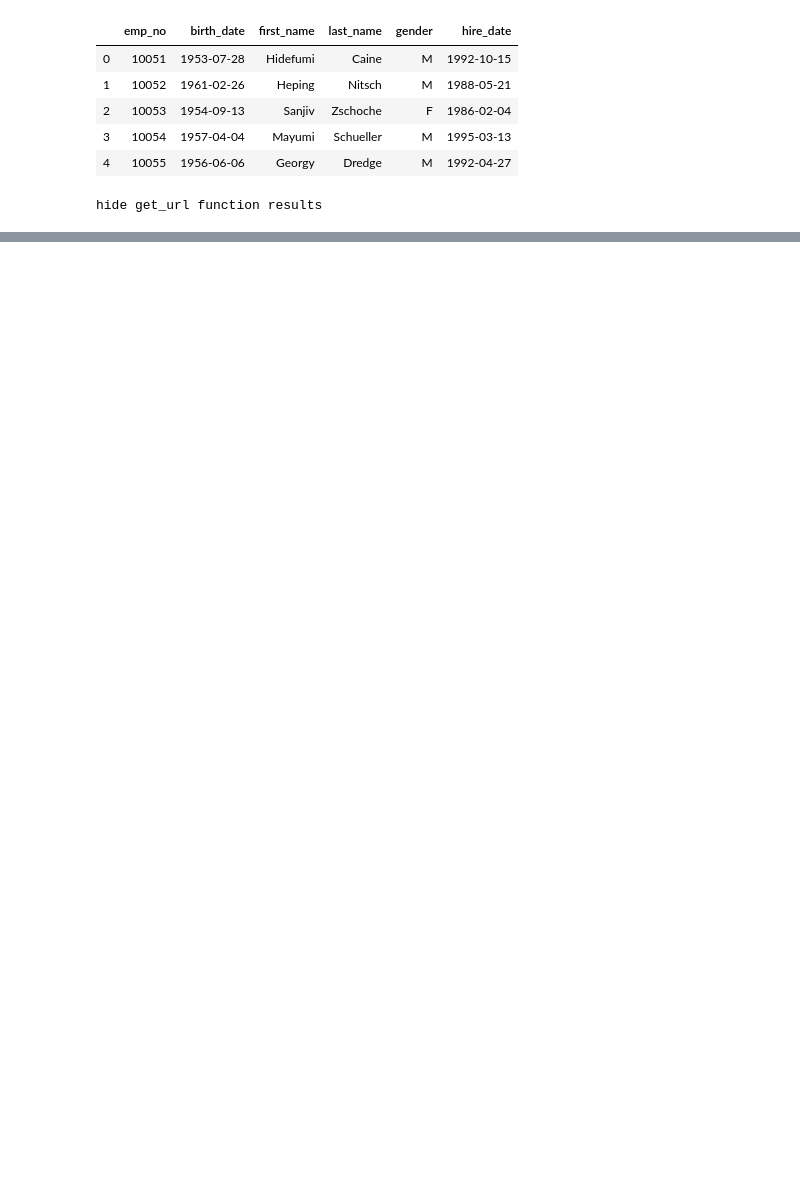
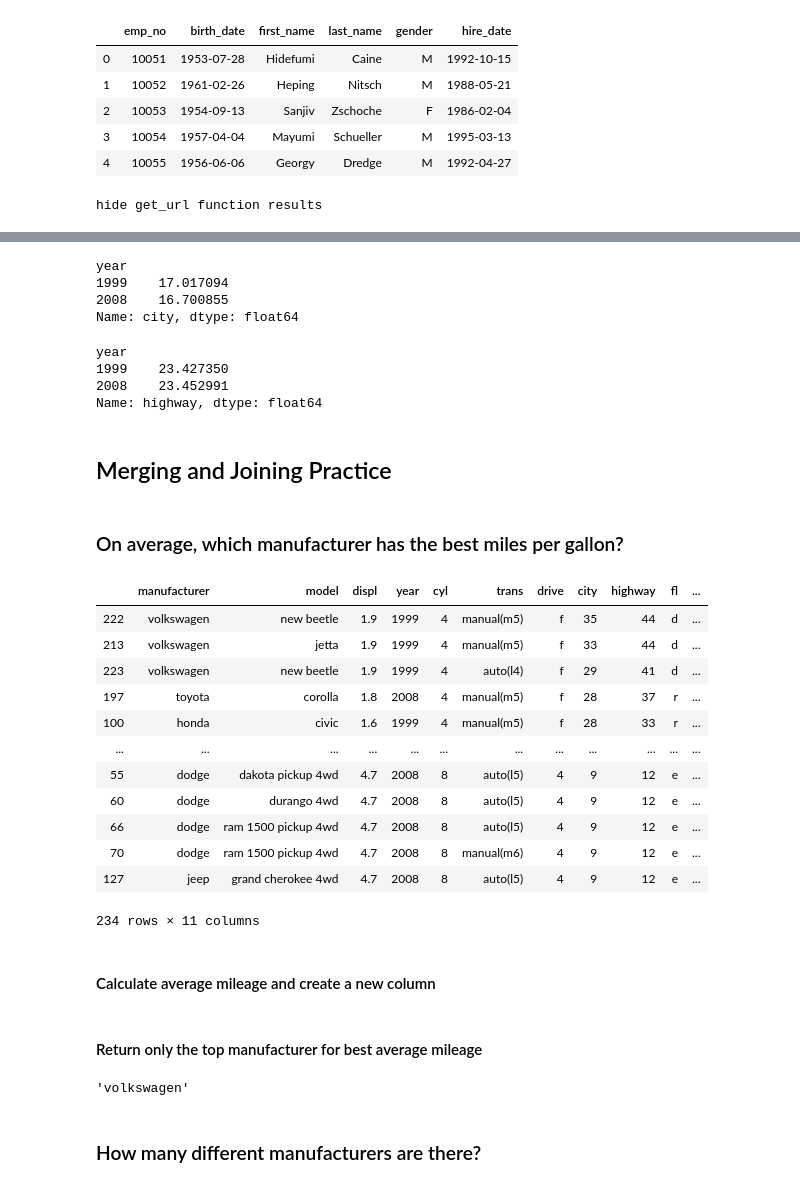
Before and after one commit to faithkane3/codeup_review, a Jupyter notebook: advanced_dataframes_practice.ipynb, the cells around one changed output, grey strips where cells are left out. Saved outputs shown, nothing was run; the diff lists cells and outputs as text; code cells hidden in the pictures; blank space fills up the shorter version.

Commit message:
Commit practice in Advanced dataframes

```diff
--- a/advanced_dataframes_practice.ipynb
+++ b/advanced_dataframes_practice.ipynb
@@ -50,0 +64,2 @@ pd.read_sql('SELECT * FROM employees LIMIT 200', url)
+# %%
+mpg = data('mpg')
@@ -50,0 +79,3 @@ pd.read_sql('SELECT * FROM employees LIMIT 200', url)
+# %%
+mpg.columns = ['manufacturer', 'model', 'displ', 'year', 'cyl', 'trans', 'drive', 'city',
+       'highway', 'fl', 'class']
@@ -50,0 +94,36 @@ pd.read_sql('SELECT * FROM employees LIMIT 200', url)
+# %%
+mpg.groupby('year').city.mean()
+# %% [output]
+year
+1999    17.017094
+2008    16.700855
+Name: city, dtype: float64
+# %%
+mpg.groupby('year').highway.mean()
+# %% [output]
+year
+1999    23.427350
+2008    23.452991
+Name: highway, dtype: float64
+# %% [markdown]
+## Merging and Joining Practice
+# %% [markdown]
+### On average, which manufacturer has the best miles per gallon?
+# %%
+mpg.sort_values(by=['city', 'highway'], ascending=False)
+# %% [output]
+|  | manufacturer | model | displ | year | cyl | trans | drive | city | highway | fl | ... |
+| 222 | volkswagen | new beetle | 1.9 | 1999 | 4 | manual(m5) | f | 35 | 44 | d | ... |
+| 213 | volkswagen | jetta | 1.9 | 1999 | 4 | manual(m5) | f | 33 | 44 | d | ... |
+| 223 | volkswagen | new beetle | 1.9 | 1999 | 4 | auto(l4) | f | 29 | 41 | d | ... |
+| 197 | toyota | corolla | 1.8 | 2008 | 4 | manual(m5) | f | 28 | 37 | r | ... |
+| 100 | honda | civic | 1.6 | 1999 | 4 | manual(m5) | f | 28 | 33 | r | ... |
+| ... | ... | ... | ... | ... | ... | ... | ... | ... | ... | ... | ... |
+| 55 | dodge | dakota pickup 4wd | 4.7 | 2008 | 8 | auto(l5) | 4 | 9 | 12 | e | ... |
+| 60 | dodge | durango 4wd | 4.7 | 2008 | 8 | auto(l5) | 4 | 9 | 12 | e | ... |
+| 66 | dodge | ram 1500 pickup 4wd | 4.7 | 2008 | 8 | auto(l5) | 4 | 9 | 12 | e | ... |
+| 70 | dodge | ram 1500 pickup 4wd | 4.7 | 2008 | 8 | manual(m6) | 4 | 9 | 12 | e | ... |
+| 127 | jeep | grand cherokee 4wd | 4.7 | 2008 | 8 | auto(l5) | 4 | 9 | 12 | e | ... |
+234 rows × 11 columns
+# %% [markdown]
+#### Calculate average mileage and create a new column
@@ -50,0 +132,8 @@ pd.read_sql('SELECT * FROM employees LIMIT 200', url)
+# %% [markdown]
+#### Return only the top manufacturer for best average mileage
+# %%
+mpg.sort_values(by='average_mileage', ascending=False).manufacturer.values[0]
+# %% [output]
+'volkswagen'
+# %% [markdown]
+### How many different manufacturers are there?
```
Also changed, not shown: parts of 63 cells of this notebook.
